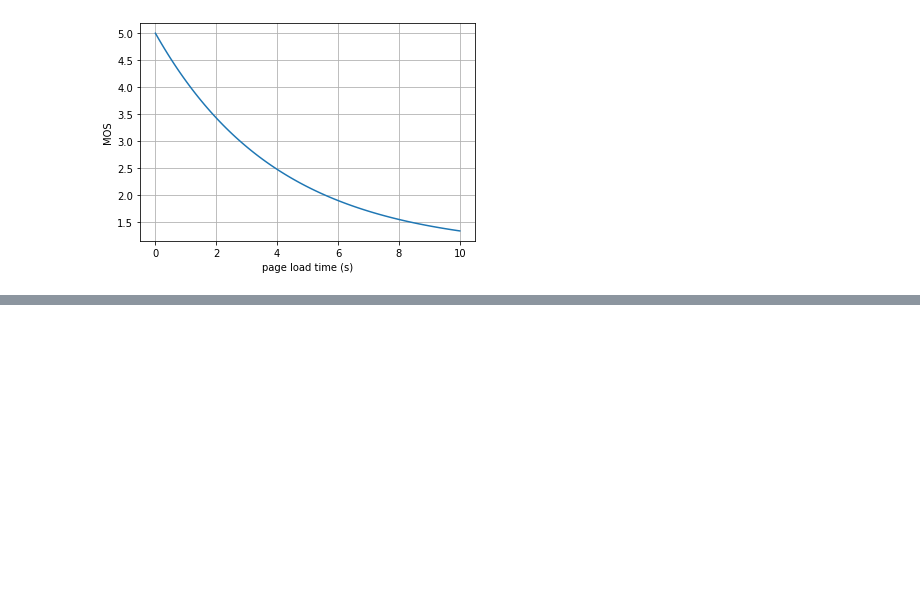
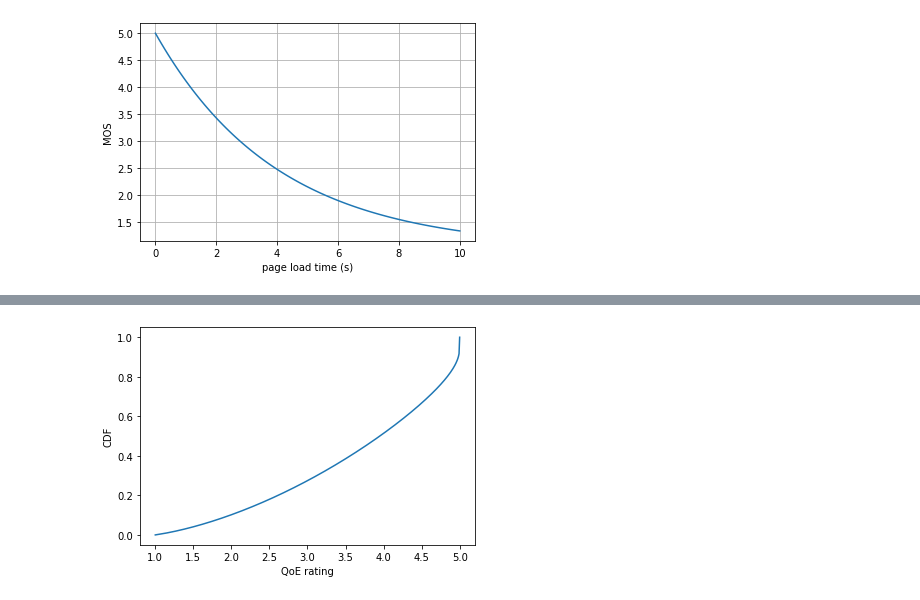
Before and after one commit to hossfeld/approx-qoe-distribution, a Jupyter notebook: scripts/exampleQoSMeasurementsToQoEdist.ipynb, the cells around one changed output, grey strips where cells are left out. Saved outputs shown, nothing was run; the diff lists cells and outputs as text; code cells hidden in the pictures; blank space fills up the shorter version.

```diff
--- a/scripts/exampleQoSMeasurementsToQoEdist.ipynb
+++ b/scripts/exampleQoSMeasurementsToQoEdist.ipynb
@@ -106,0 +118,16 @@ Good or better ratio in the system: GoB[Q]=0.60 vs. E[g(X)]=0.60
+# %%
+# Definition of the CDF based on the QoS measurement values
+def Hq(t):
+    if t<=1:
+        return 0
+    if t>=5:
+        return 1
+    else:
+        return np.mean([app.getBetaCDF(t, mos) for mos in f(qos)])
+# Plot the CDF P(Q <= x)
+t = np.linspace(1,5,500)
+plt.plot(t, np.array([Hq(z) for z in t]));
+plt.xlabel('QoE rating')
+plt.ylabel('CDF');
+# %% [output]
+[figure, added]
```
Also changed, not shown: parts of 7 cells of this notebook, 1 other file.
